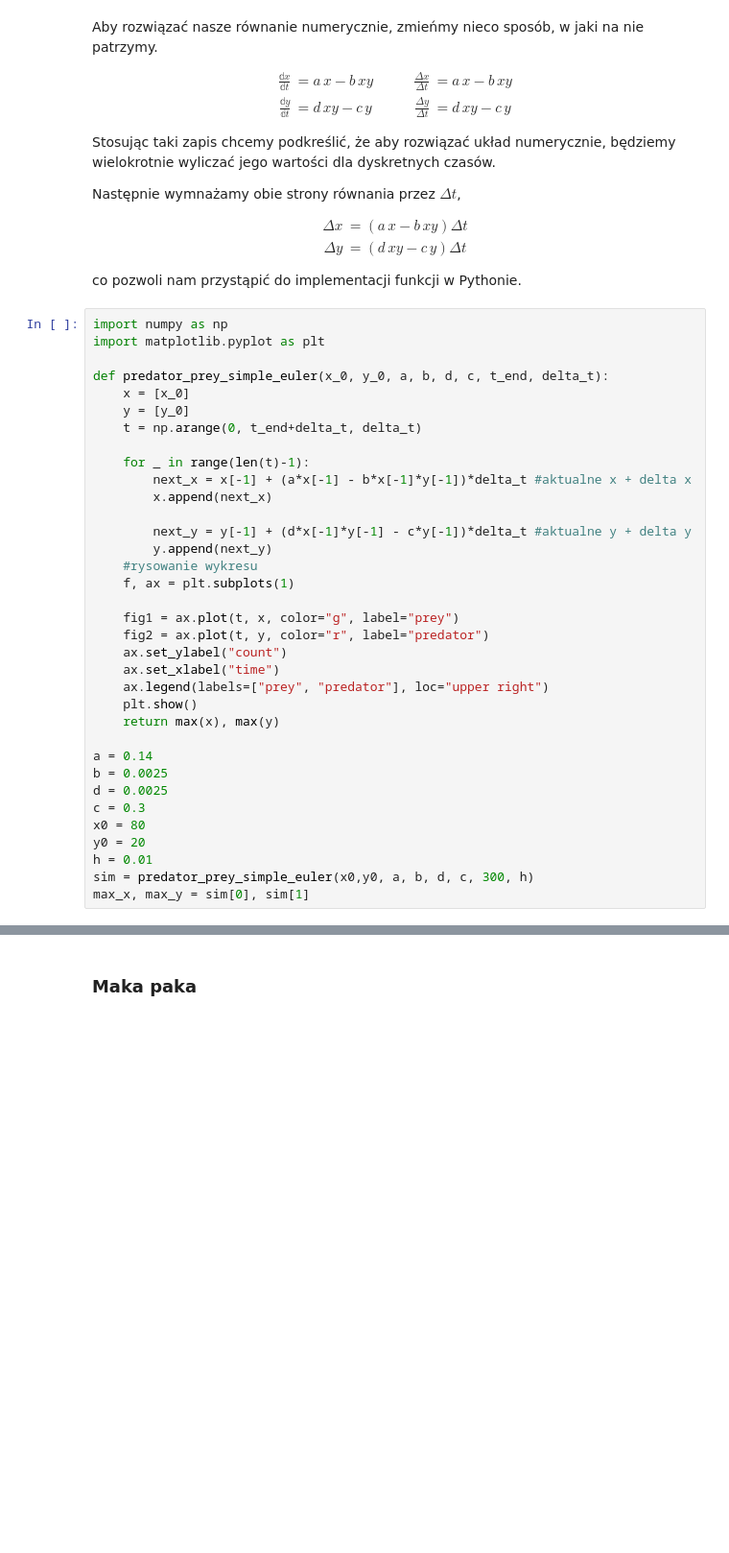
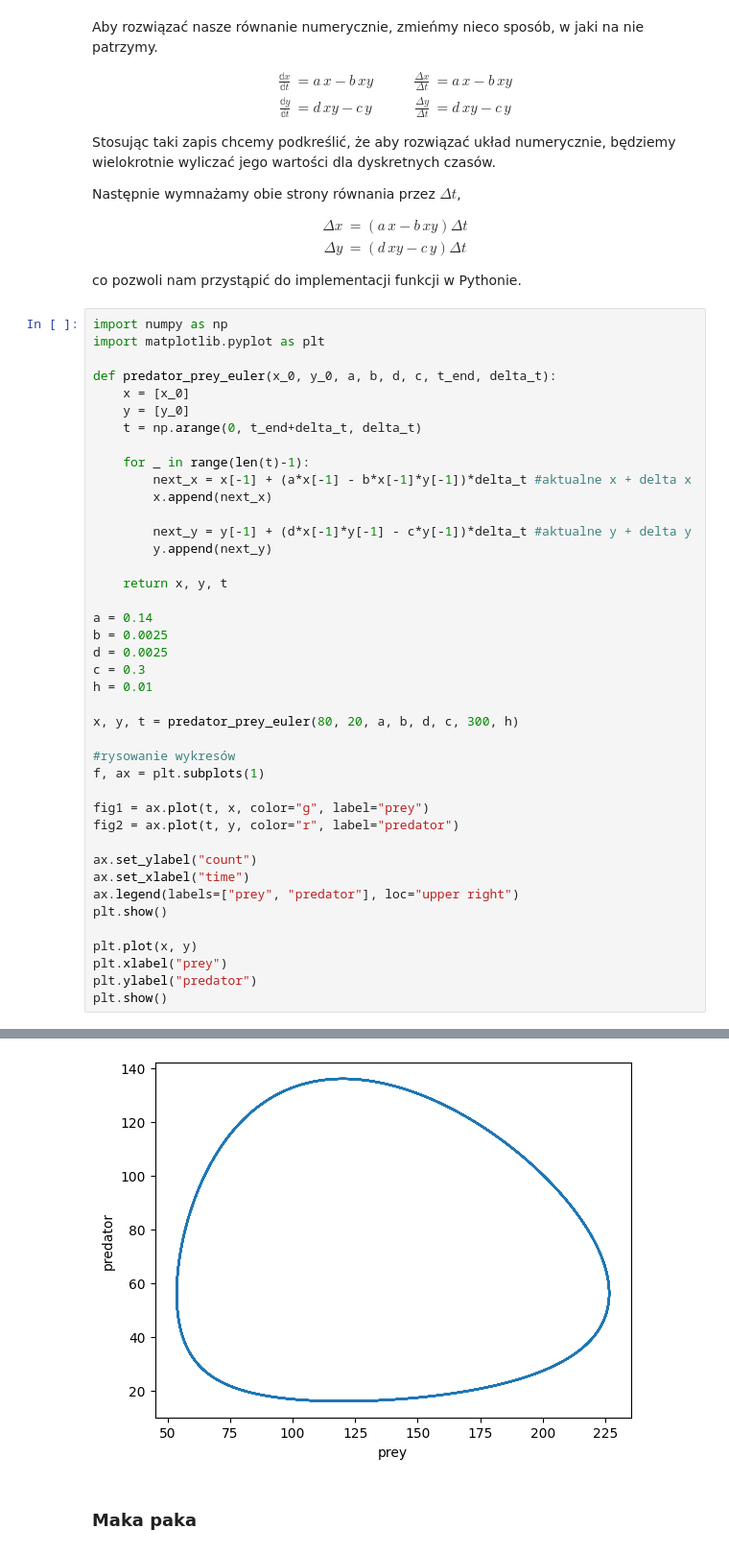
Before and after one commit to definitelynotbercik/Lotka-Volterra, a Jupyter notebook: main.ipynb, the cells around one changed output, grey strips where cells are left out. Shown: that part at 96% size. Saved outputs shown, nothing was run; the diff lists cells and outputs as text; blank space fills up the shorter version.

```diff
--- a/main.ipynb
+++ b/main.ipynb
@@ -258,39 +198,46 @@ co pozwoli nam przystąpić do implementacji funkcji w Pythonie.
 # %%
 import numpy as np
 import matplotlib.pyplot as plt
 
-def predator_prey_simple_euler(x_0, y_0, a, b, d, c, t_end, delta_t):
+def predator_prey_euler(x_0, y_0, a, b, d, c, t_end, delta_t):
     x = [x_0]
     y = [y_0]
     t = np.arange(0, t_end+delta_t, delta_t)
 
     for _ in range(len(t)-1):
         next_x = x[-1] + (a*x[-1] - b*x[-1]*y[-1])*delta_t #aktualne x + delta x
         x.append(next_x)
 
         next_y = y[-1] + (d*x[-1]*y[-1] - c*y[-1])*delta_t #aktualne y + delta y
         y.append(next_y)
-    #rysowanie wykresu
-    f, ax = plt.subplots(1)
 
-    fig1 = ax.plot(t, x, color="g", label="prey")
-    fig2 = ax.plot(t, y, color="r", label="predator")
-    ax.set_ylabel("count")
-    ax.set_xlabel("time")
-    ax.legend(labels=["prey", "predator"], loc="upper right")
-    plt.show()
-    return max(x), max(y)
+    return x, y, t
 
 a = 0.14
 b = 0.0025
 d = 0.0025
 c = 0.3
-x0 = 80
-y0 = 20
 h = 0.01
-sim = predator_prey_simple_euler(x0,y0, a, b, d, c, 300, h)
-max_x, max_y = sim[0], sim[1]
+
+x, y, t = predator_prey_euler(80, 20, a, b, d, c, 300, h)
+
+#rysowanie wykresów
+f, ax = plt.subplots(1)
+
+fig1 = ax.plot(t, x, color="g", label="prey")
+fig2 = ax.plot(t, y, color="r", label="predator")
+
+ax.set_ylabel("count")
+ax.set_xlabel("time")
+ax.legend(labels=["prey", "predator"], loc="upper right")
+plt.show()
+
+plt.plot(x, y)
+plt.xlabel("prey")
+plt.ylabel("predator")
+plt.show()
 # %% [output]
 [figure]
+[figure, added]
 # %% [markdown]
 ### Maka paka
```
Also changed, not shown: parts of 20 cells of this notebook.
